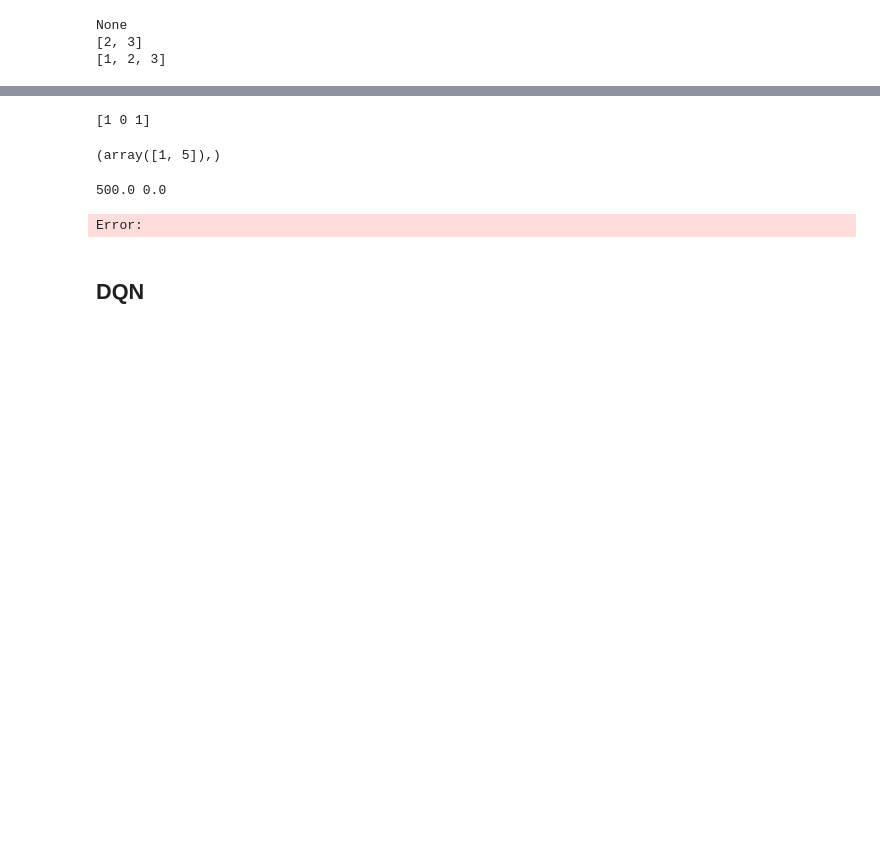
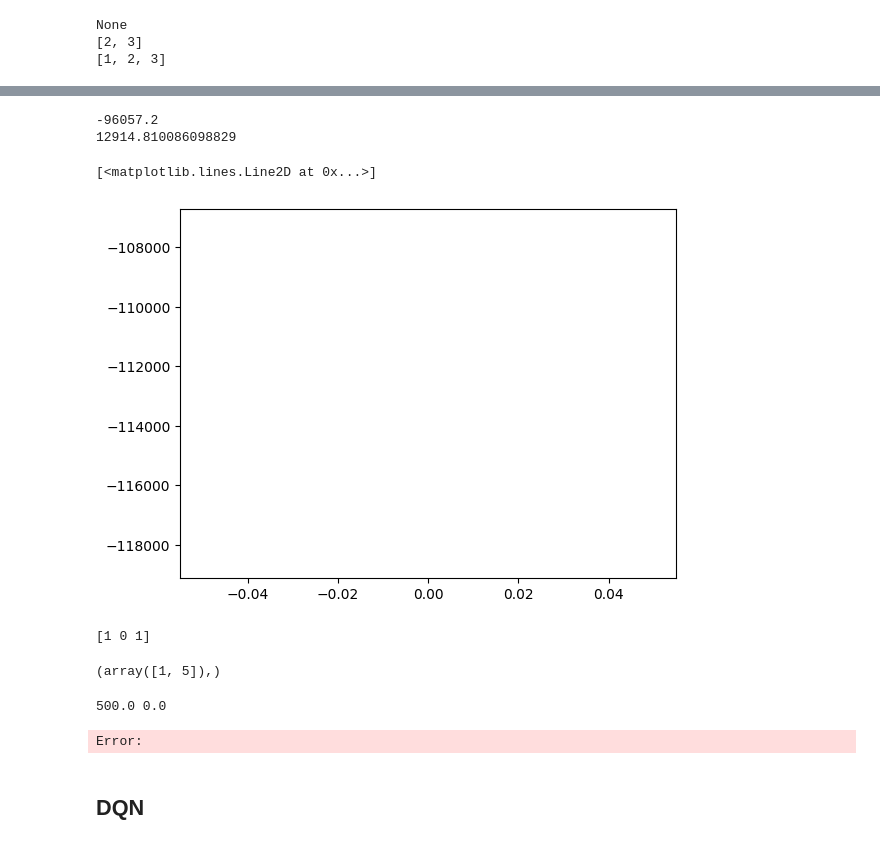
Before and after one commit to Farid-Najar/TransportersDilemma, a Jupyter notebook: RL/notebook.ipynb, the cells around one changed output, grey strips where cells are left out. Saved outputs shown, nothing was run; the diff lists cells and outputs as text; code cells hidden in the pictures; blank space fills up the shorter version.

```diff
--- a/RL/notebook.ipynb
+++ b/RL/notebook.ipynb
@@ -33,31 +150,24 @@ import matplotlib.pyplot as plt
 # %%
-import gymnasium as gym
-
-from stable_baselines3 import PPO
-from stable_baselines3.common.evaluation import evaluate_policy
 
 
-# Create environment
-env = gym.make("CartPole-v1", render_mode="rgb_array")
-
 # Instantiate the agent
-model = PPO("MlpPolicy", env, verbose=1)
+model = PPO("MlpPolicy", vec_env)#, verbose=1)
 # Train the agent and display a progress bar
-model.learn(total_timesteps=int(2e5), progress_bar=True)
+model.learn(total_timesteps=int(2e4), progress_bar=True, log_interval=100,)
 # Save the agent
-model.save("ppo")
-del model  # delete trained model to demonstrate loading
+# model.save("ppo")
+# del model  # delete trained model to demonstrate loading
 
 # Load the trained agent
 # NOTE: if you have loading issue, you can pass `print_system_info=True`
 # to compare the system on which the model was trained vs the current one
 # model = DQN.load("dqn_lunar", env=env, print_system_info=True)
-model = PPO.load("ppo", env=env)
+# model = PPO.load("ppo", env=env)
 
 # Evaluate the agent
 # NOTE: If you use wrappers with your environment that modify rewards,
 #       this will be reflected here. To evaluate with original rewards,
 #       wrap environment in a "Monitor" wrapper before other wrappers.
-mean_reward, std_reward = evaluate_policy(model, model.get_env(), n_eval_episodes=10)
+# mean_reward, std_reward = evaluate_policy(model, model.get_env(), n_eval_episodes=1)
 # %% [output]
 [interactive output not drawn]
@@ -71,3 +177,16 @@ Wrapping the env in a DummyVecEnv.
+# %%
+mean_reward, std_reward = evaluate_policy(model, model.get_env(), n_eval_episodes=10,)
+# %%
+print(mean_reward)
+print(std_reward)
+# %% [output]
+-96057.2
+12914.810086098829
+# %%
+plt.plot(mean_reward)
+# %% [output]
+[<matplotlib.lines.Line2D at 0x...>]
+[figure, added]
 # %%
 import numpy as np
 l = np.array([1,0, 1])
```
Also changed, not shown: parts of 15 cells of this notebook, 48 other files.
